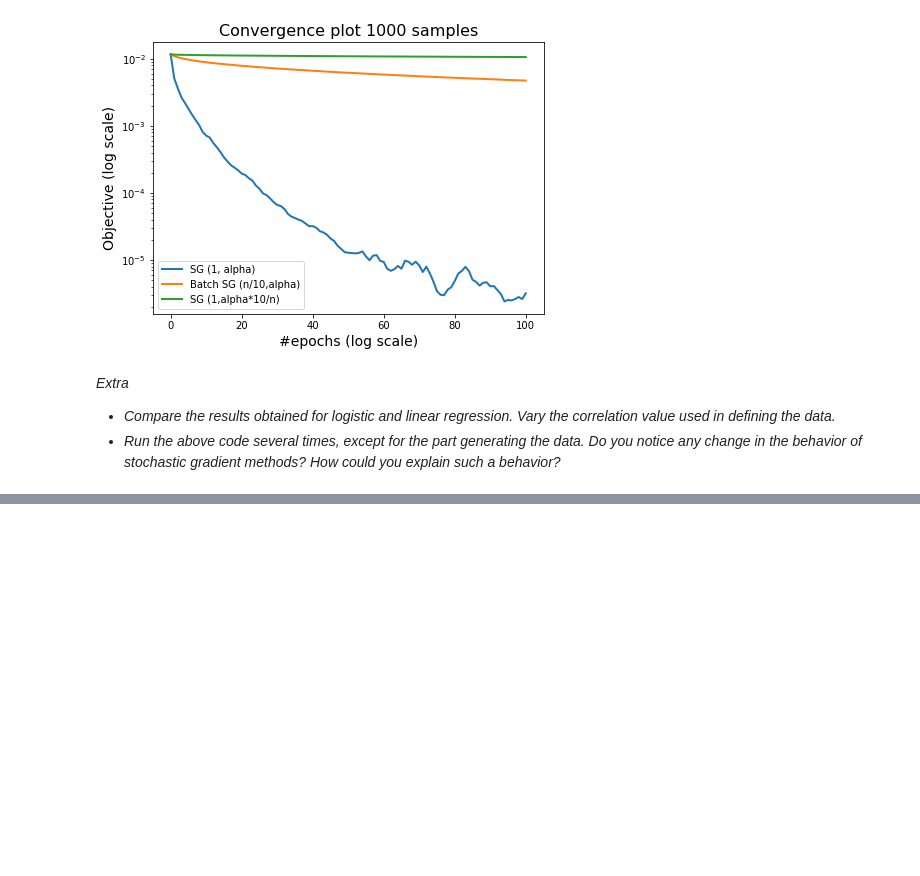
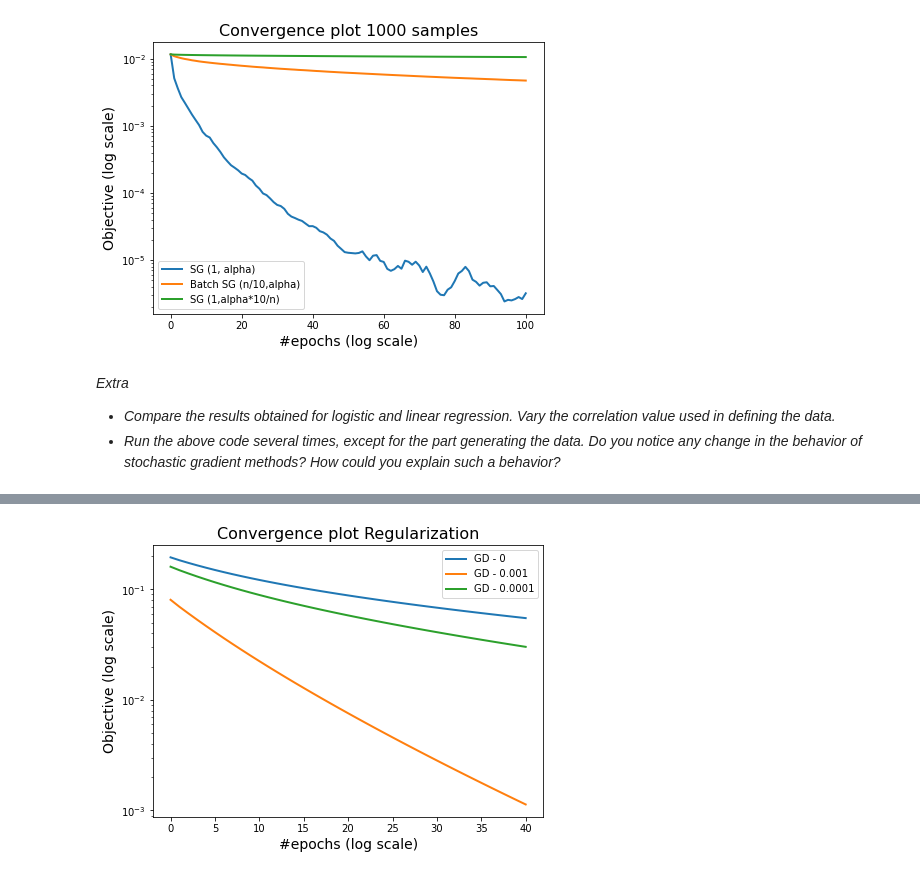
Before and after one commit to rsena-felipe/optimization_project, a Jupyter notebook: SG01.ipynb, the cells around one changed output, grey strips where cells are left out. Saved outputs shown, nothing was run; the diff lists cells and outputs as text; code cells hidden in the pictures; blank space fills up the shorter version.

```diff
--- a/SG01.ipynb
+++ b/SG01.ipynb
@@ -774,0 +856,14 @@ plt.savefig("./results/figures/SGD_experimenting_different_batchsizes2.jpg")
+# %%
+# In terms of objective value (logarithmic scale)
+plt.figure(figsize=(7, 5))
+plt.semilogy(obj_a-f_min_log, label="GD - 0", lw=2)
+# plt.semilogy(obj_a2-f_min_log2, label="GD - 0.1", lw=2)
+plt.semilogy(obj_a3-f_min_log3, label="GD - 0.001", lw=2)
+plt.semilogy(obj_a4-f_min_log4, label="GD - 0.0001", lw=2)
+plt.title("Convergence plot Regularization", fontsize=16)
+plt.xlabel("#epochs (log scale)", fontsize=14)
+plt.ylabel("Objective (log scale)", fontsize=14)
+plt.legend()
+plt.savefig("./results/figures/lasso.jpg")
+# %% [output]
+[figure, added]
```
Also changed, not shown: parts of 17 cells of this notebook, 30 other files.
